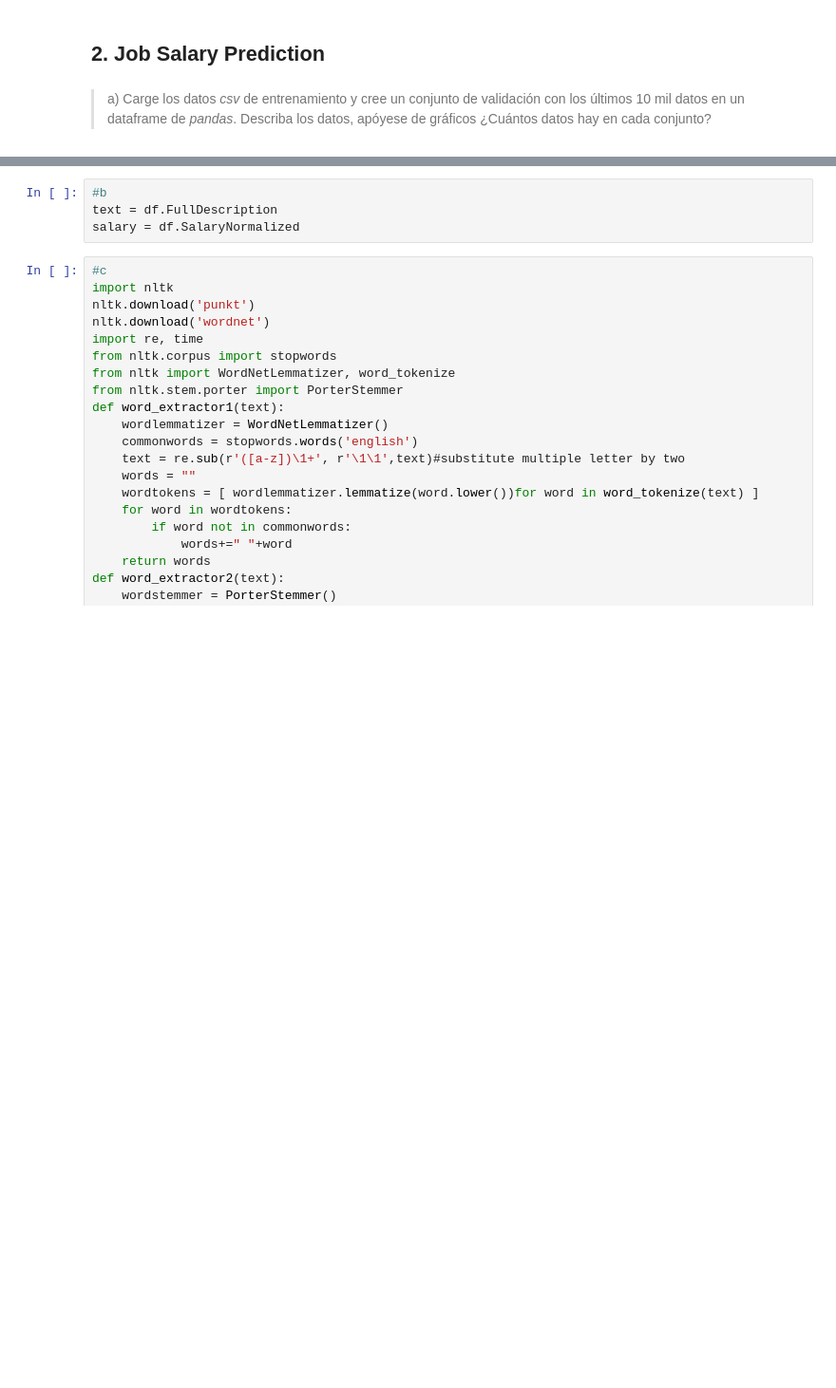
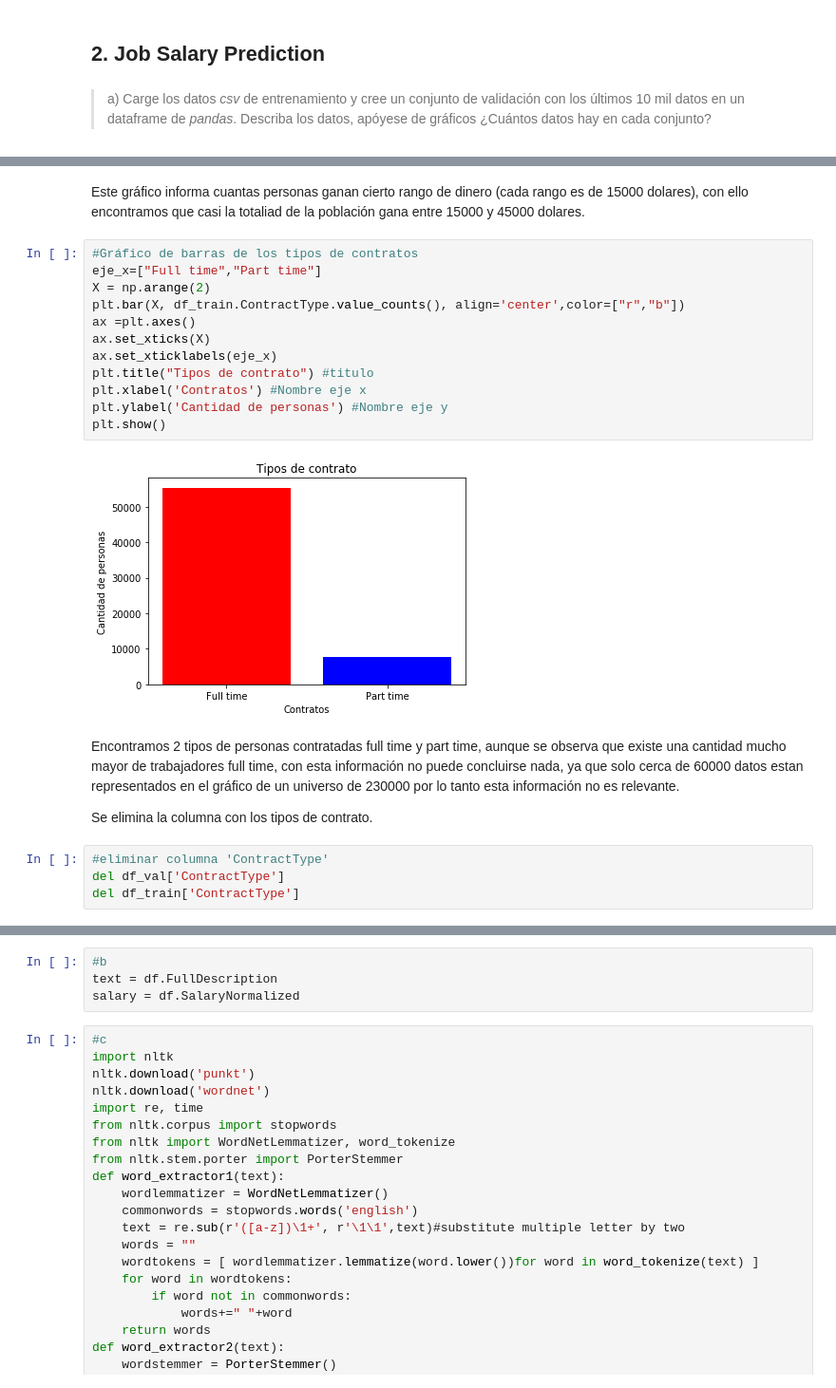
Before and after one commit to LeMythedeSisyphe/MachineLearning-Taller0, a Jupyter notebook: Taller0.ipynb, the cells around one changed output, grey strips where cells are left out. Shown at 95% size. Saved outputs shown, nothing was run; the diff lists cells and outputs as text; blank space fills up the shorter version.

```diff
--- a/Taller0.ipynb
+++ b/Taller0.ipynb
@@ -89 +103,26 @@ Text(0,0.5,'Cantidad de personas')
+# %% [markdown]
+Este gráfico informa cuantas personas ganan cierto rango de dinero (cada rango es de 15000 dolares), con ello encontramos que casi la
+totaliad de la población gana entre 15000 y 45000 dolares.
+# %%
+#Gráfico de barras de los tipos de contratos
+eje_x=["Full time","Part time"]
+X = np.arange(2)
+plt.bar(X, df_train.ContractType.value_counts(), align='center',color=["r","b"])
+ax =plt.axes()
+ax.set_xticks(X)
+ax.set_xticklabels(eje_x)
+plt.title("Tipos de contrato") #titulo
+plt.xlabel('Contratos') #Nombre eje x
+plt.ylabel('Cantidad de personas') #Nombre eje y
+plt.show()
+# %% [output]
+[figure, added]
+# %% [markdown]
+Encontramos 2 tipos de personas contratadas full time y part time, aunque se observa que existe una cantidad mucho mayor de trabajadores full time, con esta información no puede concluirse nada, ya que solo cerca de 60000 datos estan representados en el gráfico de un universo de 230000 por lo tanto esta información no es relevante.
+
+Se elimina la columna con los tipos de contrato.
+# %%
+#eliminar columna 'ContractType'
+del df_val['ContractType']
+del df_train['ContractType']
 # %%
```
Also changed, not shown: parts of 7 cells of this notebook.
